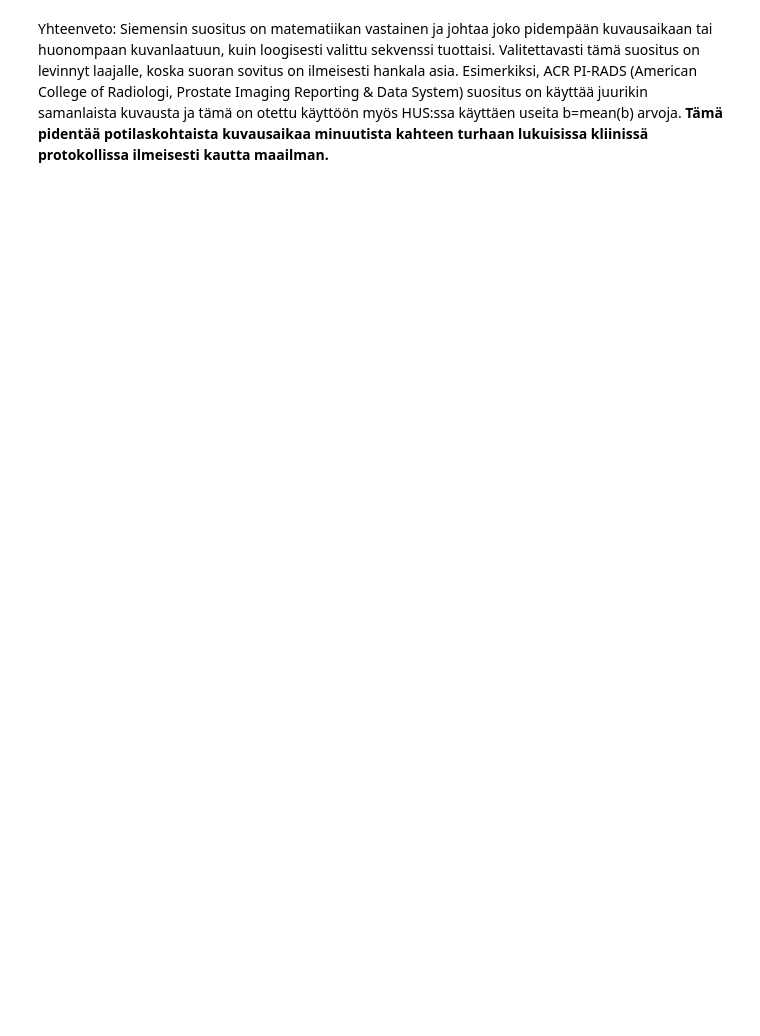
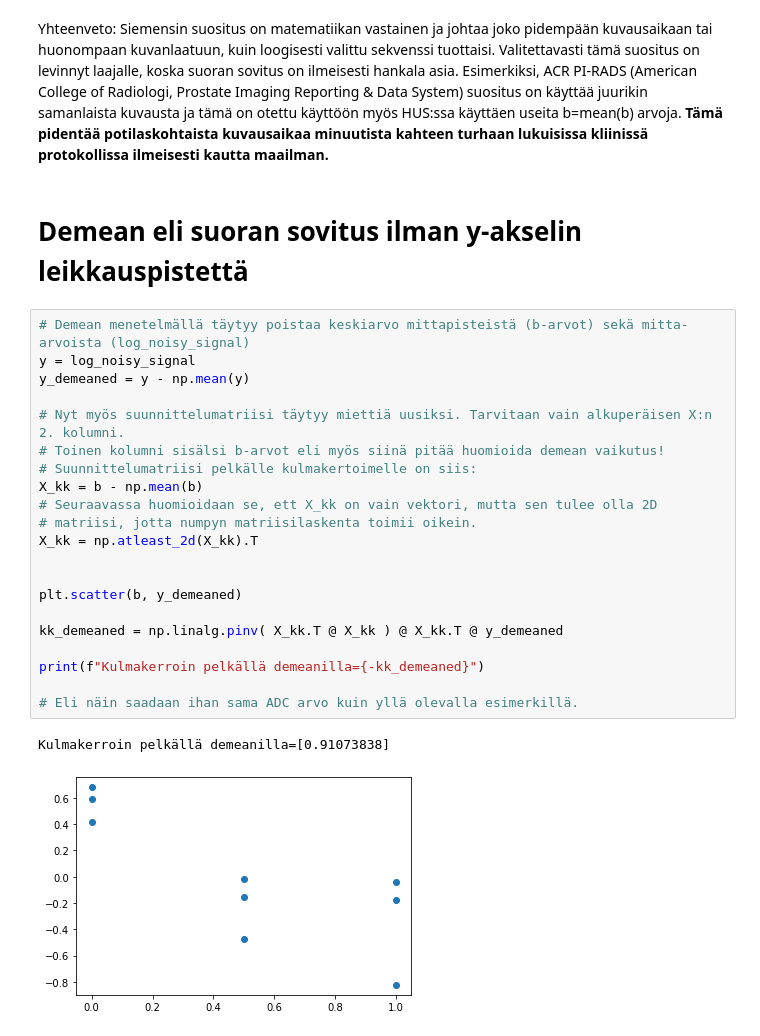
Before and after one commit to vilsaira/example, a Jupyter notebook: MATRENA_014_dMRI_ADC.ipynb, the cells around one changed output. Drawn from its saved outputs; the diff is of its cells as text; blank space fills up the shorter version.

```diff
--- a/MATRENA_014_dMRI_ADC.ipynb
+++ b/MATRENA_014_dMRI_ADC.ipynb
@@ -204,2 +204,28 @@ Analyyttinen ratkaisu, ADC = -0.9107383768929868
 # %% [markdown]
 Yhteenveto: Siemensin suositus on matematiikan vastainen ja johtaa joko pidempään kuvausaikaan tai huonompaan kuvanlaatuun, kuin loogisesti valittu sekvenssi tuottaisi. Valitettavasti tämä suositus on levinnyt laajalle, koska suoran sovitus on ilmeisesti hankala asia. Esimerkiksi, ACR PI-RADS (American College of Radiologi, Prostate Imaging Reporting & Data System) suositus on käyttää juurikin samanlaista kuvausta ja tämä on otettu käyttöön myös HUS:ssa käyttäen useita b=mean(b) arvoja. **Tämä pidentää potilaskohtaista kuvausaikaa minuutista kahteen turhaan lukuisissa kliinissä protokollissa ilmeisesti kautta maailman.**
+# %% [markdown]
+# Demean eli suoran sovitus ilman y-akselin leikkauspistettä
+# %%
+# Demean menetelmällä täytyy poistaa keskiarvo mittapisteistä (b-arvot) sekä mitta-arvoista (log_noisy_signal)
+y = log_noisy_signal
+y_demeaned = y - np.mean(y)
+
+# Nyt myös suunnittelumatriisi täytyy miettiä uusiksi. Tarvitaan vain alkuperäisen X:n 2. kolumni.
+# Toinen kolumni sisälsi b-arvot eli myös siinä pitää huomioida demean vaikutus!
+# Suunnittelumatriisi pelkälle kulmakertoimelle on siis:
+X_kk = b - np.mean(b)
+# Seuraavassa huomioidaan se, ett X_kk on vain vektori, mutta sen tulee olla 2D
+# matriisi, jotta numpyn matriisilaskenta toimii oikein.
+X_kk = np.atleast_2d(X_kk).T
+
+
+plt.scatter(b, y_demeaned)
+
+kk_demeaned = np.linalg.pinv( X_kk.T @ X_kk ) @ X_kk.T @ y_demeaned
+
+print(f"Kulmakerroin pelkällä demeanilla={-kk_demeaned}")
+
+# Eli näin saadaan ihan sama ADC arvo kuin yllä olevalla esimerkillä.
+# %% [output]
+Kulmakerroin pelkällä demeanilla=[0.91073838]
+[figure, added]
```
Also changed, not shown: parts of 4 cells of this notebook.
